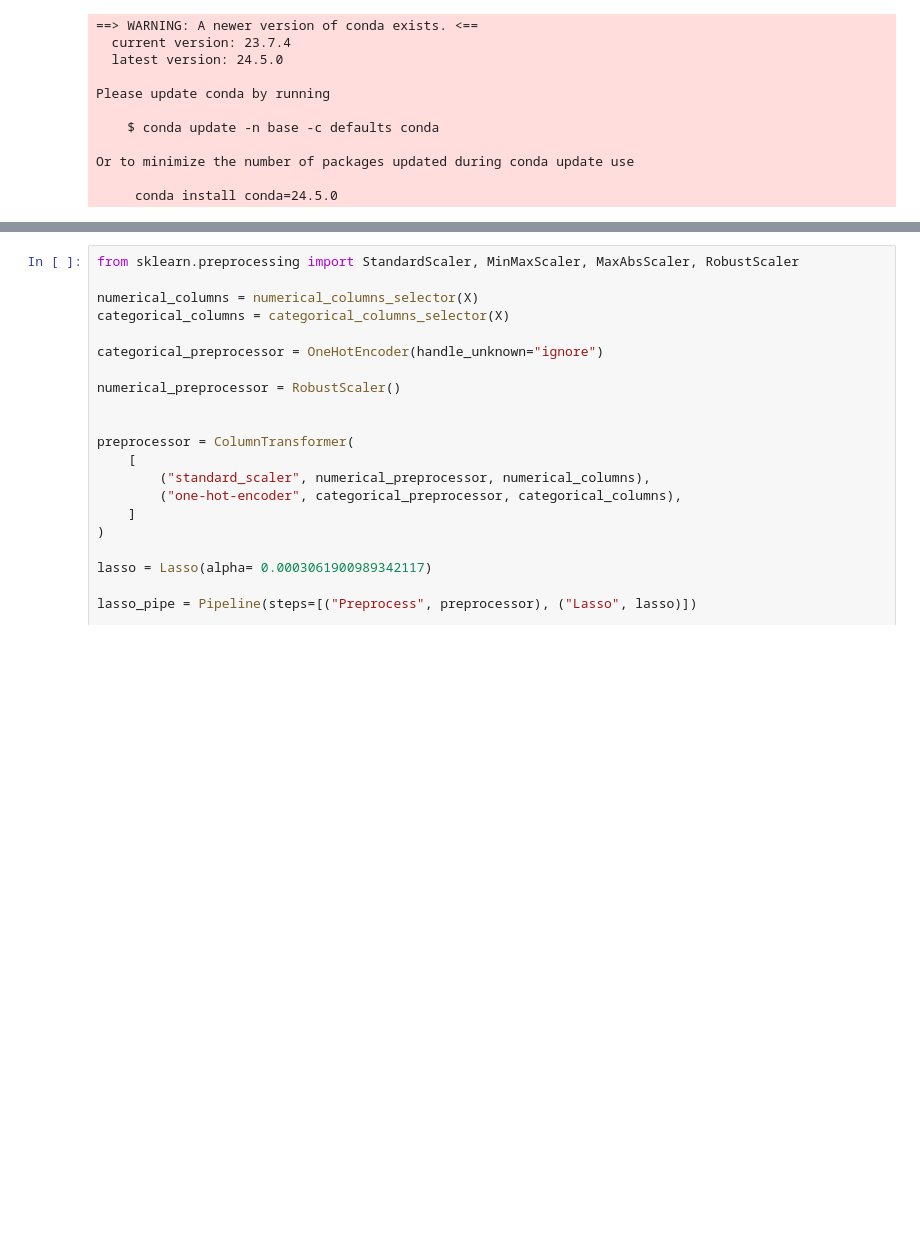
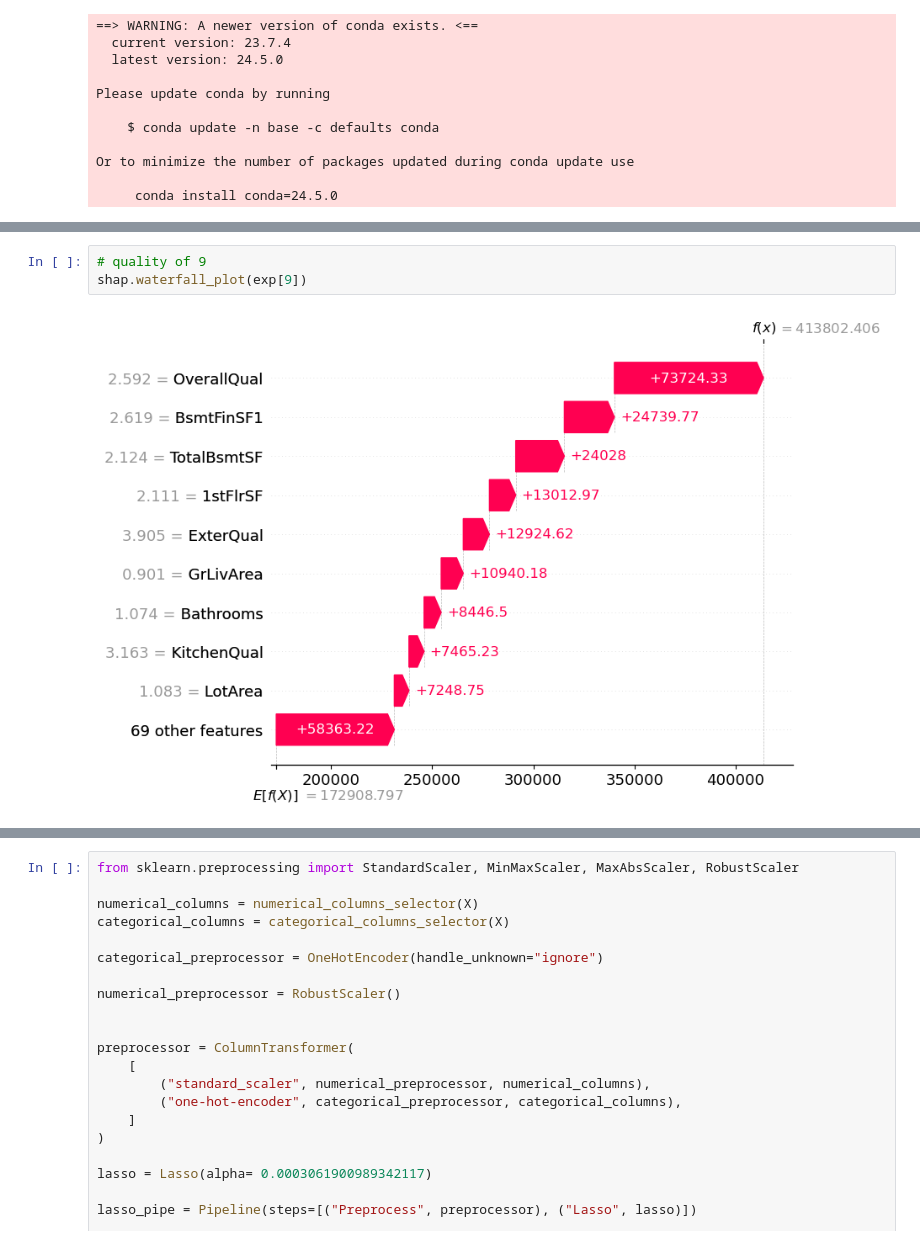
Before and after one commit to Na-ta-lie/Ames-Price-Prediction, a Jupyter notebook: SHAP.ipynb, the cells around one changed output, grey strips where cells are left out. Drawn from its saved outputs; the diff is of its cells as text; blank space fills up the shorter version.

```diff
--- a/SHAP.ipynb
+++ b/SHAP.ipynb
@@ -69,0 +362,5 @@ X = df_normal_quality.drop(['SalePrice', 'PID'], axis =1).copy()
+# %%
+# quality of 9
+shap.waterfall_plot(exp[9])
+# %% [output]
+[figure, added]
```
Also changed, not shown: parts of 43 cells of this notebook, 3 other files.
